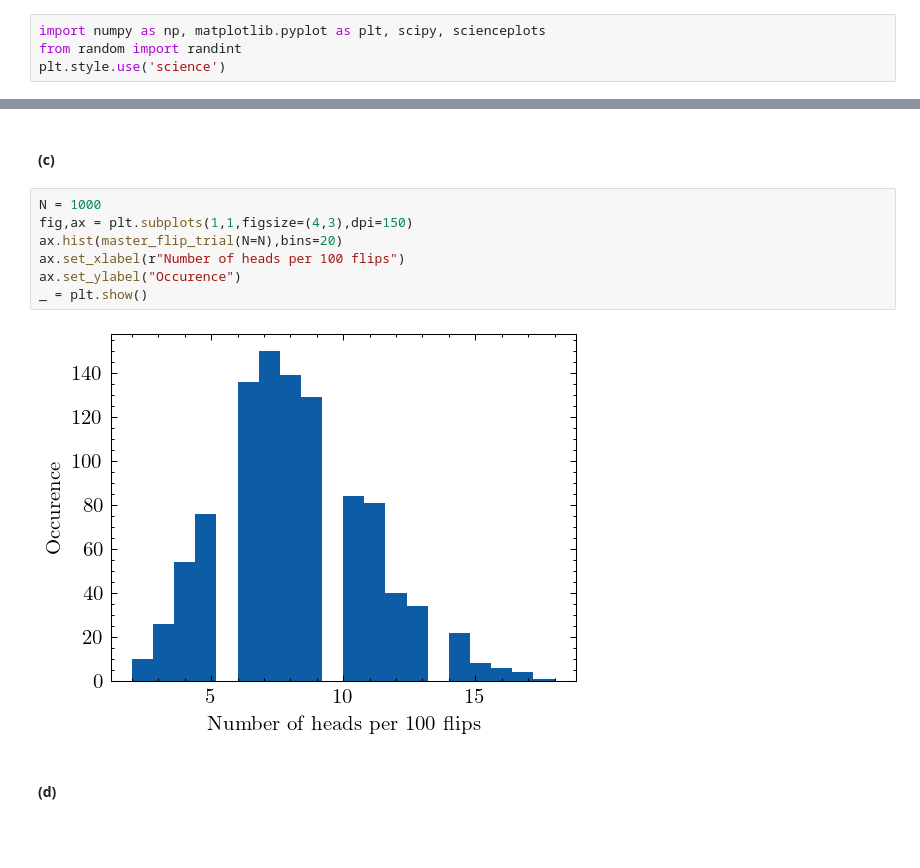
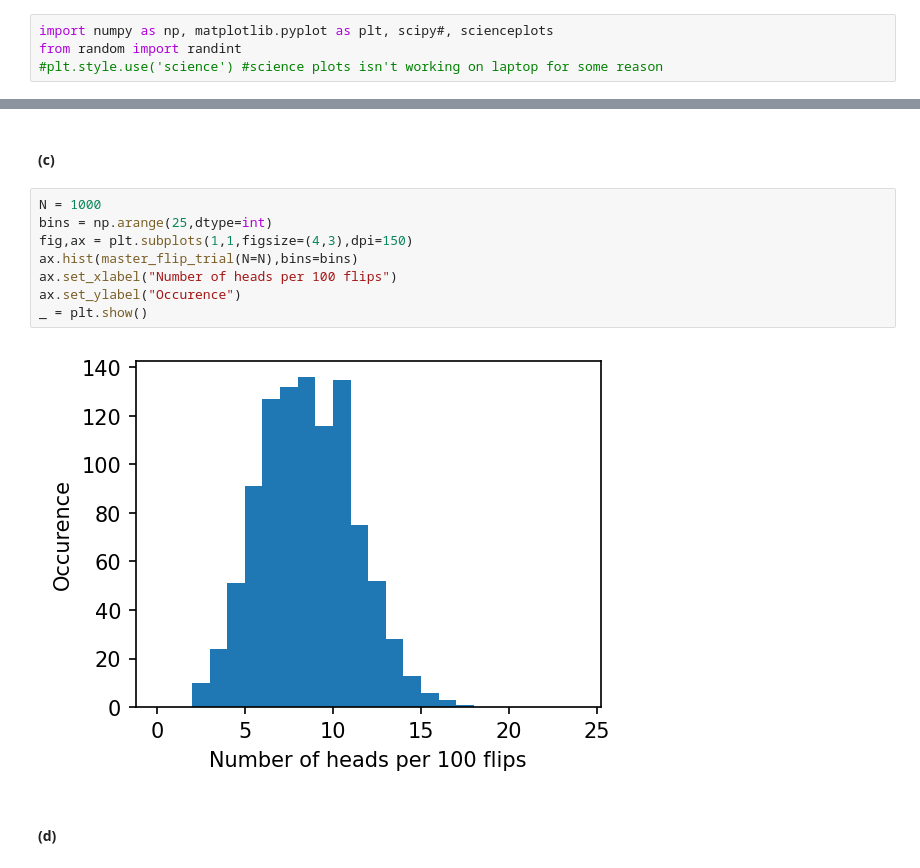
Before and after one commit to gkerr708/PHYC_2050, a Jupyter notebook: Assignments/Assignment4/kerr-assignment4.ipynb, the cells around one changed output, grey strips where cells are left out. Drawn from its saved outputs; the diff is of its cells as text; blank space fills up the shorter version.

```diff
--- a/Assignments/Assignment4/kerr-assignment4.ipynb
+++ b/Assignments/Assignment4/kerr-assignment4.ipynb
@@ -1,7 +1,7 @@
 # %%
-import numpy as np, matplotlib.pyplot as plt, scipy, scienceplots
+import numpy as np, matplotlib.pyplot as plt, scipy#, scienceplots
 from random import randint
-plt.style.use('science')
+#plt.style.use('science') #science plots isn't working on laptop for some reason
 # %% [markdown]
 # Assignment 4
 ### Section 7.1
@@ -158,13 +164,14 @@ def master_flip_trial(N=1000):
 #### (c)
 # %%
 N = 1000
+bins = np.arange(25,dtype=int)
 fig,ax = plt.subplots(1,1,figsize=(4,3),dpi=150)
-ax.hist(master_flip_trial(N=N),bins=20)
-ax.set_xlabel(r"Number of heads per 100 flips")
+ax.hist(master_flip_trial(N=N),bins=bins)
+ax.set_xlabel("Number of heads per 100 flips")
 ax.set_ylabel("Occurence")
 _ = plt.show()
 # %% [output]
-[figure, old version]
+[figure, new version]
 # %% [markdown]
 #### (d)
 # %%
```
Also changed, not shown: parts of 14 cells of this notebook.
